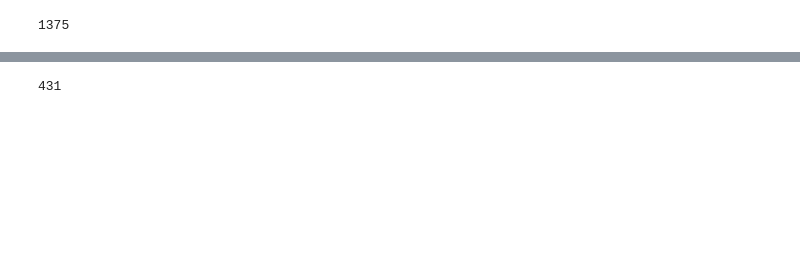
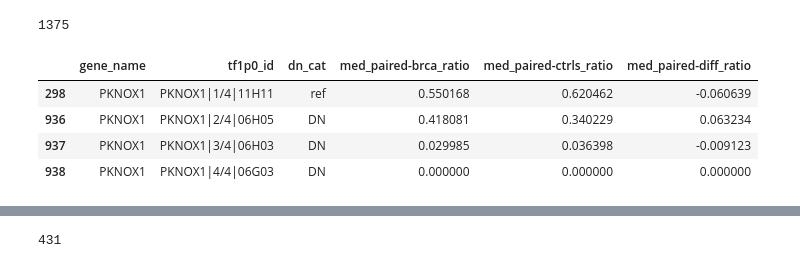
Before and after one commit to CCSB-DFCI/TF_isoforms_paper, a Jupyter notebook: src/dn_brca.ipynb, the cells around one changed output, grey strips where cells are left out. Cells and saved outputs as stored; diff of their text form; code cells hidden in the pictures; blank space fills up the shorter version.

```diff
--- a/src/dn_brca.ipynb
+++ b/src/dn_brca.ipynb
@@ -508,4 +511,13 @@ def brca_expression_plot(gene_name, figsize, ylim, df, cols, fig_suffix):
     plt.subplots_adjust(hspace=0.25)
     plt.savefig('../figures/brca_' + gene_name + '_' + fig_suffix + '.pdf',
                 bbox_inches='tight')
+# %%
+dn_data_exp[dn_data_exp["gene_name"] == "PKNOX1"][["gene_name", "tf1p0_id", "dn_cat", "med_paired-brca_ratio",
+                                                   "med_paired-ctrls_ratio", "med_paired-diff_ratio"]]
+# %% [output]
+|  | gene_name | tf1p0_id | dn_cat | med_paired-brca_ratio | med_paired-ctrls_ratio | med_paired-diff_ratio |
+| 298 | PKNOX1 | PKNOX1|1/4|11H11 | ref | 0.550168 | 0.620462 | -0.060639 |
+| 936 | PKNOX1 | PKNOX1|2/4|06H05 | DN | 0.418081 | 0.340229 | 0.063234 |
+| 937 | PKNOX1 | PKNOX1|3/4|06H03 | DN | 0.029985 | 0.036398 | -0.009123 |
+| 938 | PKNOX1 | PKNOX1|4/4|06G03 | DN | 0.000000 | 0.000000 | 0.000000 |
 # %%
```
Also changed, not shown: parts of 25 cells of this notebook, 22 other files.
